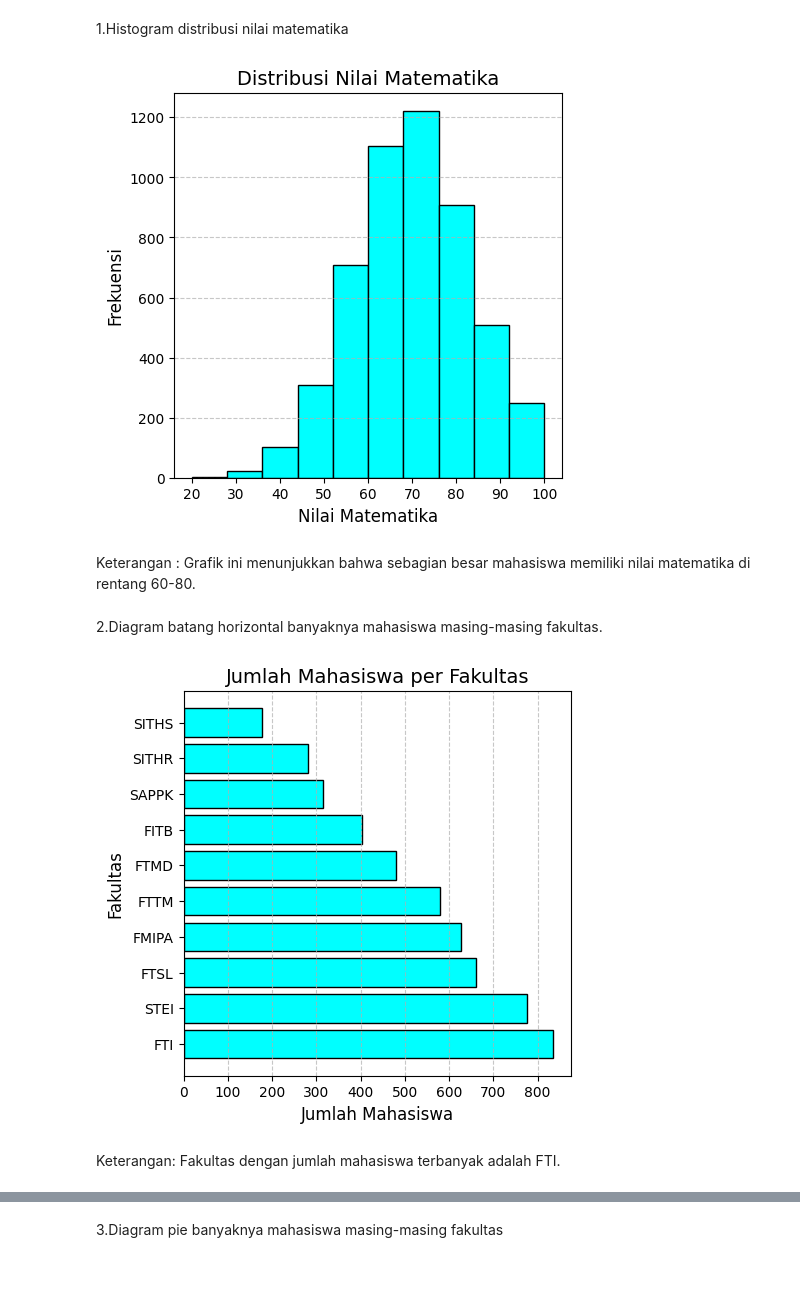
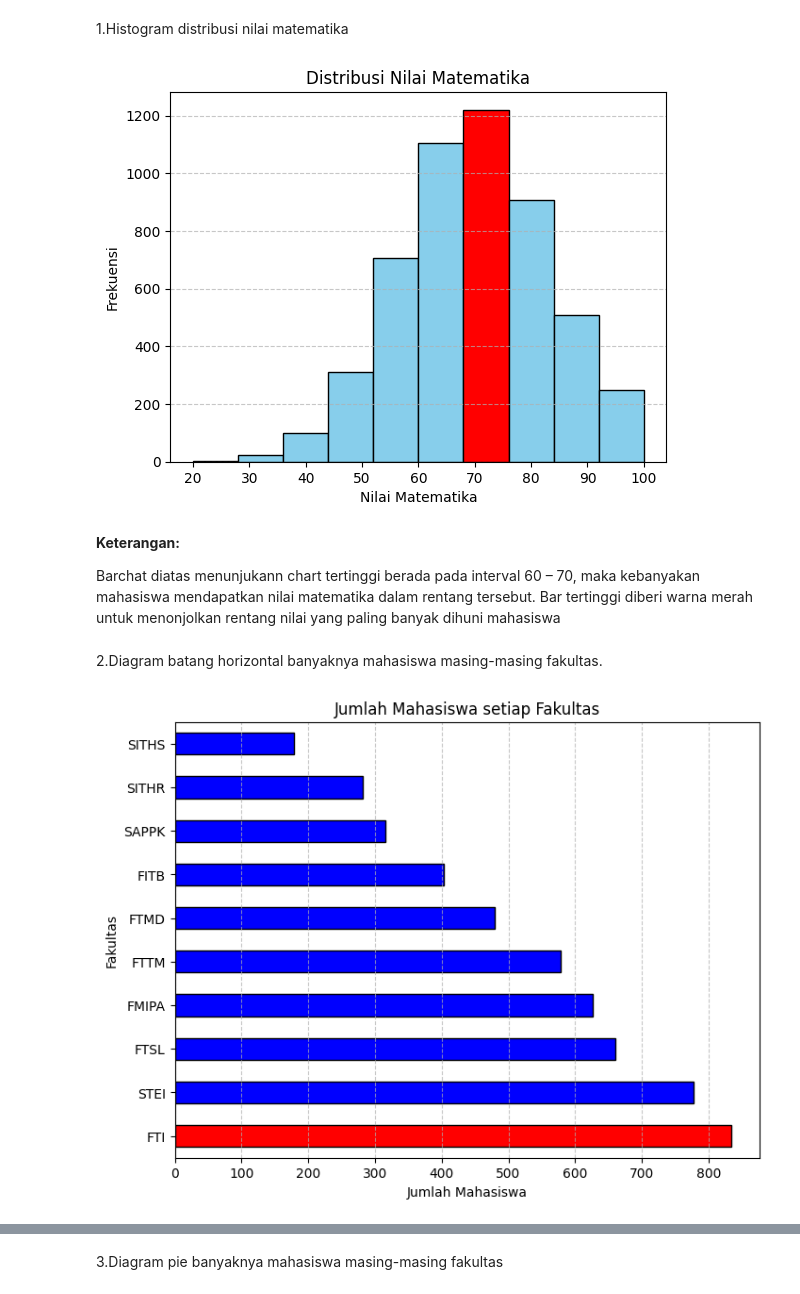
Before and after one commit to ryynnptr/pemrograman_lanjut, a Jupyter notebook: Riyan_putra_pratama_2C2230016_Visualisasi_Data.ipynb, the cells around one changed output, grey strips where cells are left out. Saved outputs shown, nothing was run; the diff lists cells and outputs as text; code cells hidden in the pictures.

```diff
--- a/Riyan_putra_pratama_2C2230016_Visualisasi_Data.ipynb
+++ b/Riyan_putra_pratama_2C2230016_Visualisasi_Data.ipynb
@@ -456,8 +460,8 @@ Import library
 import pandas as pd
 import matplotlib.pyplot as plt
 # %%
-df = pd.read_csv('/content/drive/MyDrive/visualisasi data python/H05.csv')
-df
+data = pd.read_csv('/content/drive/MyDrive/visualisasi data python/H05.csv')
+data
 # %% [output]
 |  | nama | fakultas | nilai_mat | nilai_kim | nilai_fis |
 | 0 | Farhan Fathur Rahman | FMIPA | 57.21 | 34.14 | 38.93 |
@@ -475,33 +479,28 @@ df
 # %% [markdown]
 1.Histogram distribusi nilai matematika
 # %%
-plt.figure(figsize=(5, 5))
-plt.hist(df['nilai_mat'], bins=10, color='cyan', edgecolor='black')
-plt.title('Distribusi Nilai Matematika', fontsize=14)
-plt.xlabel('Nilai Matematika', fontsize=12)
-plt.ylabel('Frekuensi', fontsize=12)
+counts, bins, patches = plt.hist(data['nilai_mat'], bins=10, edgecolor='black', color='skyblue')
+patches[counts.argmax()].set_facecolor('red')  # bar tertinggi dirubah warna nya jadi merah sesuai frekuensi tertinggi
+plt.title('Distribusi Nilai Matematika')
+plt.xlabel('Nilai Matematika')
+plt.ylabel('Frekuensi')
 plt.grid(axis='y', linestyle='--', alpha=0.7)
 plt.show()
 # %% [output]
-[figure, old version]
+[figure, new version]
-# %% [markdown]
-Keterangan :
-Grafik ini menunjukkan bahwa sebagian besar mahasiswa memiliki nilai matematika di rentang 60-80.
+# %% [markdown]
+ **Keterangan:**
+
+ Barchat diatas menunjukann chart tertinggi berada pada interval 60 – 70, maka kebanyakan mahasiswa mendapatkan nilai matematika dalam rentang tersebut. Bar tertinggi diberi warna merah untuk menonjolkan rentang nilai yang paling banyak dihuni mahasiswa
 # %% [markdown]
 2.Diagram batang horizontal banyaknya mahasiswa masing-masing fakultas.
 # %%
-fakultas_count = df['fakultas'].value_counts()
-
-
-plt.figure(figsize=(5, 5))
-plt.barh(fakultas_count.index, fakultas_count.values, color='cyan', edgecolor='black')
-plt.title('Jumlah Mahasiswa per Fakultas', fontsize=14)
-plt.xlabel('Jumlah Mahasiswa', fontsize=12)
-plt.ylabel('Fakultas', fontsize=12)
+fakultas = data['fakultas'].value_counts()
+colors = ['red' if i == fakultas.argmax() else 'blue' for i in range(len(fakultas))]
+fakultas.plot(kind='barh', color=colors, edgecolor='black', title='Jumlah Mahasiswa setiap Fakultas', figsize=(8, 6))
+plt.xlabel('Jumlah Mahasiswa')
+plt.ylabel('Fakultas')
 plt.grid(axis='x', linestyle='--', alpha=0.7)
 plt.show()
 # %% [output]
-[figure, old version]
+[figure, new version]
-# %% [markdown]
-Keterangan:
-Fakultas dengan jumlah mahasiswa terbanyak adalah FTI.
```
Also changed, not shown: parts of 10 cells of this notebook.
